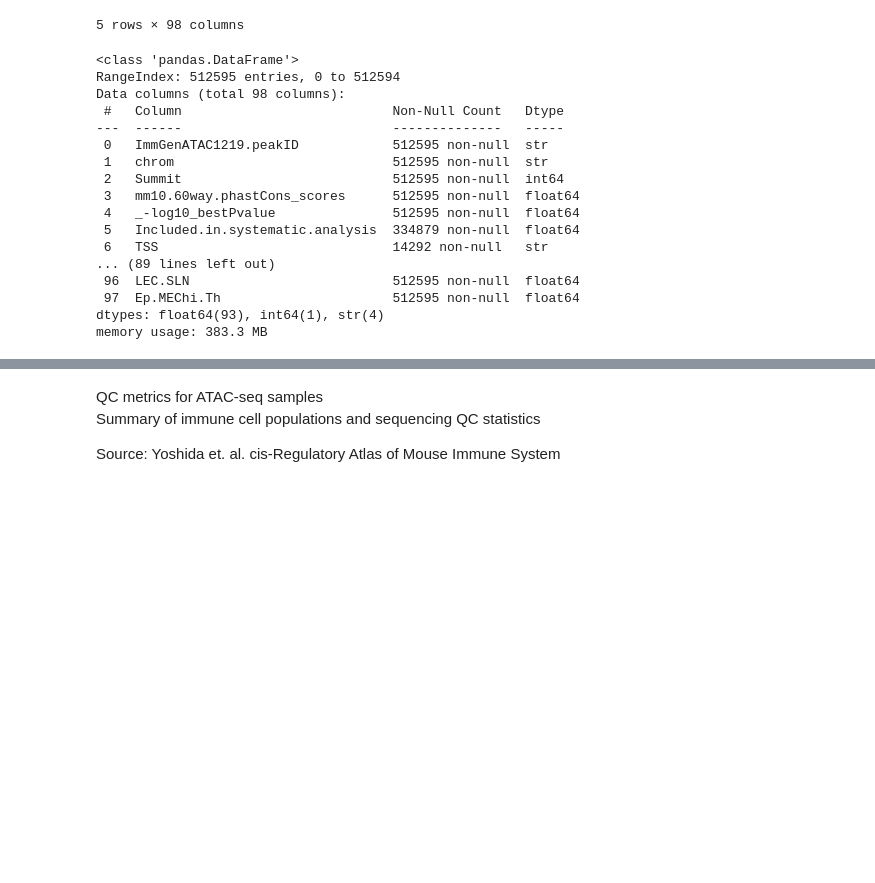
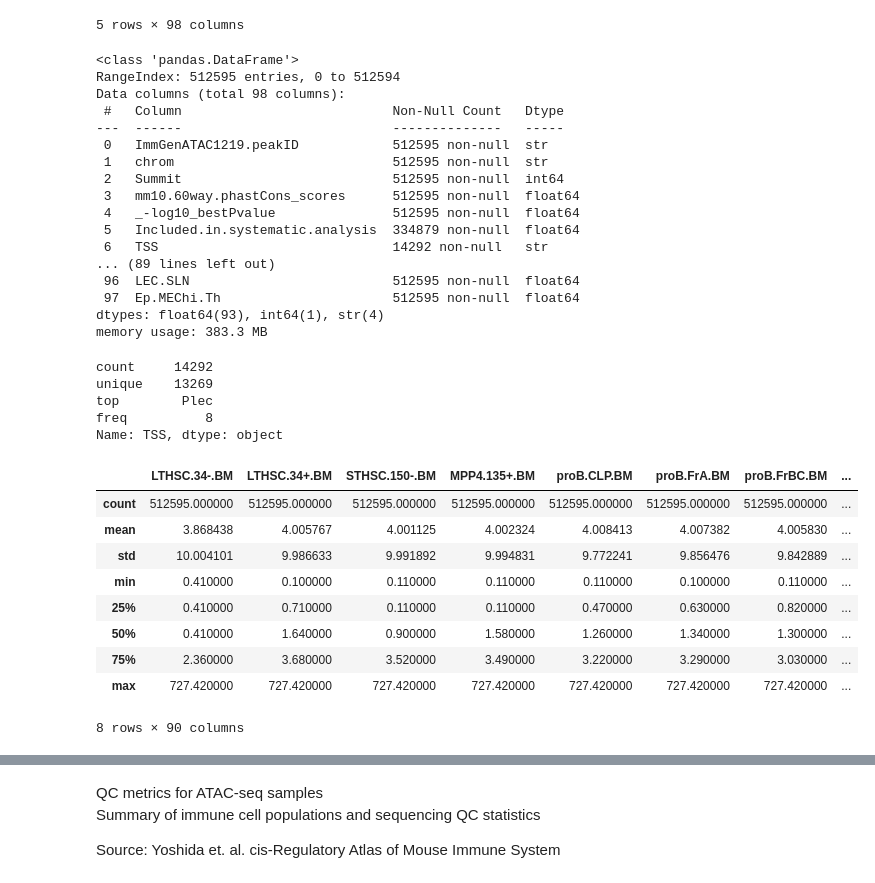
Before and after one commit to datascience-mobi-2026/topic04_team03, a Jupyter notebook: jupyter_peter.ipynb, the cells around one changed output, grey strips where cells are left out. Drawn from its saved outputs; the diff is of its cells as text; code cells hidden in the pictures; blank space fills up the shorter version.

```diff
--- a/jupyter_peter.ipynb
+++ b/jupyter_peter.ipynb
@@ -3,7 +30,7 @@
 # %%
-import pandas as pd
+# import pandas as pd
 
-df = pd.read_csv("../data/ImmGenATAC18_AllOCRsInfo.csv")
+# df = pd.read_csv("../data/ImmGenATAC18_AllOCRsInfo.csv")
 # %%
 df.head()
 # %% [output]
@@ -16,6 +43,7 @@ df.head()
 5 rows × 98 columns
 # %%
 df.info()
+df["TSS"].describe()
 # %% [output]
 <class 'pandas.DataFrame'>
 RangeIndex: 512595 entries, 0 to 512594
@@ -34,3 +62,21 @@ Data columns (total 98 columns):
  97  Ep.MEChi.Th                      512595 non-null  float64
 dtypes: float64(93), int64(1), str(4)
 memory usage: 383.3 MB
+count     14292
+unique    13269
+top        Plec
+freq          8
+Name: TSS, dtype: object
+# %%
+df.iloc[:, 8:98].describe()
+# %% [output]
+|  | LTHSC.34-.BM | LTHSC.34+.BM | STHSC.150-.BM | MPP4.135+.BM | proB.CLP.BM | proB.FrA.BM | proB.FrBC.BM | ... |
+| count | 512595.000000 | 512595.000000 | 512595.000000 | 512595.000000 | 512595.000000 | 512595.000000 | 512595.000000 | ... |
+| mean | 3.868438 | 4.005767 | 4.001125 | 4.002324 | 4.008413 | 4.007382 | 4.005830 | ... |
+| std | 10.004101 | 9.986633 | 9.991892 | 9.994831 | 9.772241 | 9.856476 | 9.842889 | ... |
+| min | 0.410000 | 0.100000 | 0.110000 | 0.110000 | 0.110000 | 0.100000 | 0.110000 | ... |
+| 25% | 0.410000 | 0.710000 | 0.110000 | 0.110000 | 0.470000 | 0.630000 | 0.820000 | ... |
+| 50% | 0.410000 | 1.640000 | 0.900000 | 1.580000 | 1.260000 | 1.340000 | 1.300000 | ... |
+| 75% | 2.360000 | 3.680000 | 3.520000 | 3.490000 | 3.220000 | 3.290000 | 3.030000 | ... |
+| max | 727.420000 | 727.420000 | 727.420000 | 727.420000 | 727.420000 | 727.420000 | 727.420000 | ... |
+8 rows × 90 columns
```
Also changed, not shown: parts of 19 cells of this notebook.
